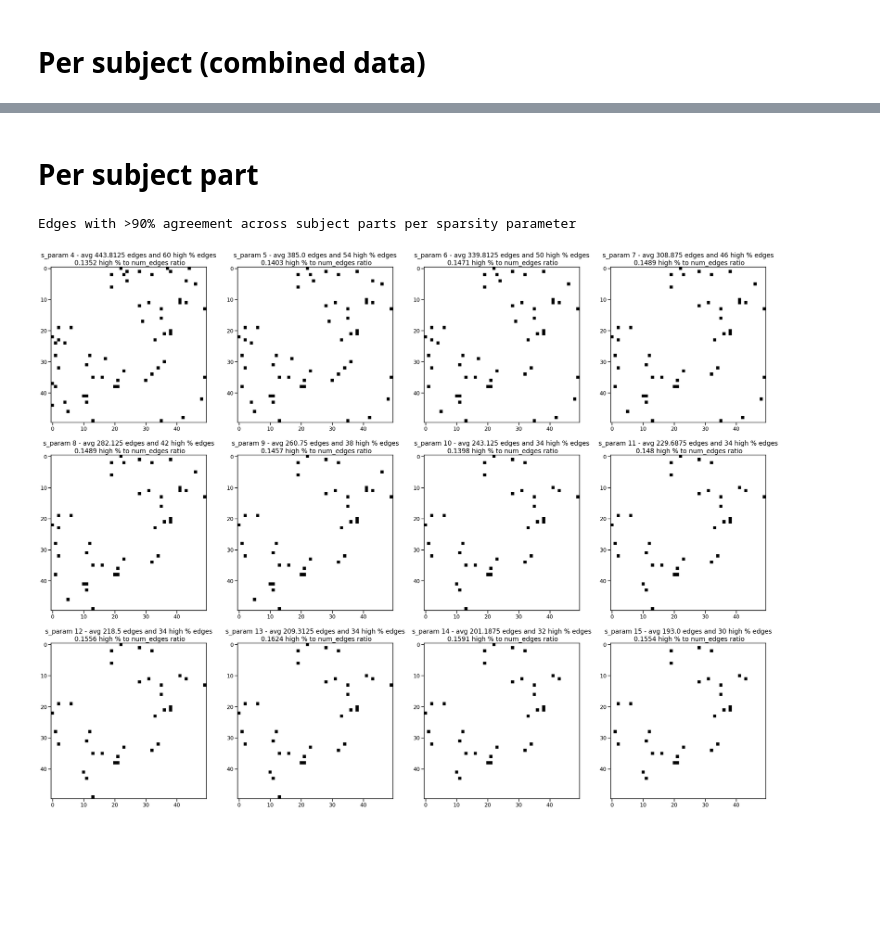
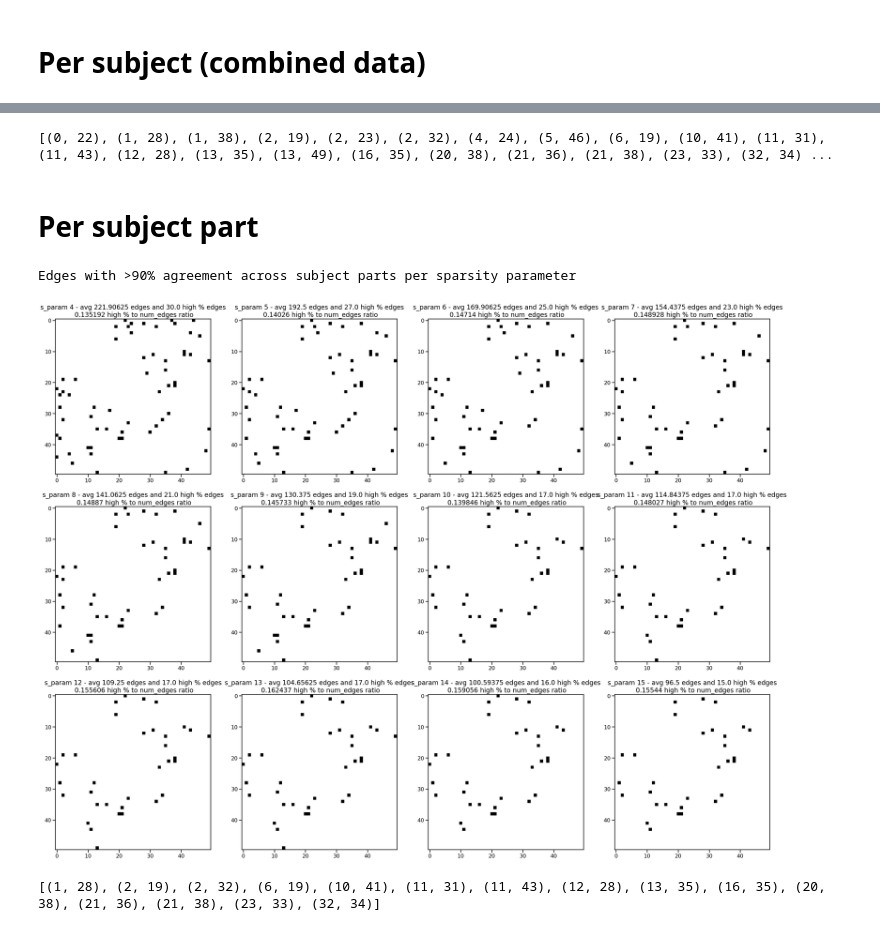
Before and after one commit to jyhong05/CFL_Research, a Jupyter notebook: neuro_pc_fges/fges_p2.ipynb, the cells around one changed output, grey strips where cells are left out. Cells and saved outputs as stored; diff of their text form; code cells hidden in the pictures; blank space fills up the shorter version.

```diff
--- a/neuro_pc_fges/fges_p2.ipynb
+++ b/neuro_pc_fges/fges_p2.ipynb
@@ -39,7 +39,7 @@ for i, ax in enumerate(axs.flatten()):
     high_percent_edges = np.where(avg_adj_mats_per_s[i] >= 0.9, 1, 0)
     num_high_percent_edges = np.sum(high_percent_edges)
     ax.imshow(high_percent_edges, cmap='binary', interpolation='nearest')
-    ax.set_title(f's_param {sparsity_params[i]} - avg {avg_num_edges_per_s[i]} edges and {num_high_percent_edges} high % edges\n {round(num_high_percent_edges/avg_num_edges_per_s[i], 4)} high % to num_edges ratio', fontsize=20)
+    ax.set_title(f's_param {sparsity_params[i]} - avg {avg_num_edges_per_s[i]/2} edges and {num_high_percent_edges/2} high % edges\n {round(num_high_percent_edges/avg_num_edges_per_s[i], 6)} high % to num_edges ratio', fontsize=20)
 
 print('Edges with >90% agreement across subjects per sparsity parameter')
 # %% [output]
@@ -48,3 +48,11 @@ Edges with >90% agreement across subjects per sparsity parameter
+# %%
+highest_s_adj_mat = avg_adj_mats_per_s[-1]
+highest_s_high_percent_edges = np.where(highest_s_adj_mat >= 0.9, 1, 0)
+
+edge_names = edge_names_from_adj_mat(highest_s_high_percent_edges)
+print(edge_names)
+# %% [output]
+[(0, 22), (1, 28), (1, 38), (2, 19), (2, 23), (2, 32), (4, 24), (5, 46), (6, 19), (10, 41), (11, 31), (11, 43), (12, 28), (13, 35), (13, 49), (16, 35), (20, 38), (21, 36), (21, 38), (23, 33), (32, 34) ...
 # %% [markdown]
 # Per subject part
 # %%
@@ -68,13 +76,21 @@ for s in sparsity_params:
 # %%
 fig, axs = plt.subplots(3, 4, figsize=(40,30))
 
 for i, ax in enumerate(axs.flatten()):
     high_percent_edges = np.where(avg_adj_mats_per_s[i] >= 0.9, 1, 0)
     num_high_percent_edges = np.sum(high_percent_edges)
     ax.imshow(high_percent_edges, cmap='binary', interpolation='nearest')
-    ax.set_title(f's_param {sparsity_params[i]} - avg {avg_num_edges_per_s[i]} edges and {num_high_percent_edges} high % edges\n {round(num_high_percent_edges/avg_num_edges_per_s[i], 4)} high % to num_edges ratio', fontsize=20)
+    ax.set_title(f's_param {sparsity_params[i]} - avg {avg_num_edges_per_s[i]/2} edges and {num_high_percent_edges/2} high % edges\n {round(num_high_percent_edges/avg_num_edges_per_s[i], 6)} high % to num_edges ratio', fontsize=20)
 
 print('Edges with >90% agreement across subject parts per sparsity parameter')
 # %% [output]
 Edges with >90% agreement across subject parts per sparsity parameter
-[figure, old version]
+[figure, new version]
+# %%
+highest_s_adj_mat = avg_adj_mats_per_s[-1]
+highest_s_high_percent_edges = np.where(highest_s_adj_mat >= 0.9, 1, 0)
+
+edge_names = edge_names_from_adj_mat(highest_s_high_percent_edges)
+print(edge_names)
+# %% [output]
+[(1, 28), (2, 19), (2, 32), (6, 19), (10, 41), (11, 31), (11, 43), (12, 28), (13, 35), (16, 35), (20, 38), (21, 36), (21, 38), (23, 33), (32, 34)]
```
Also changed, not shown: parts of 1 cell of this notebook, 2 other files.
